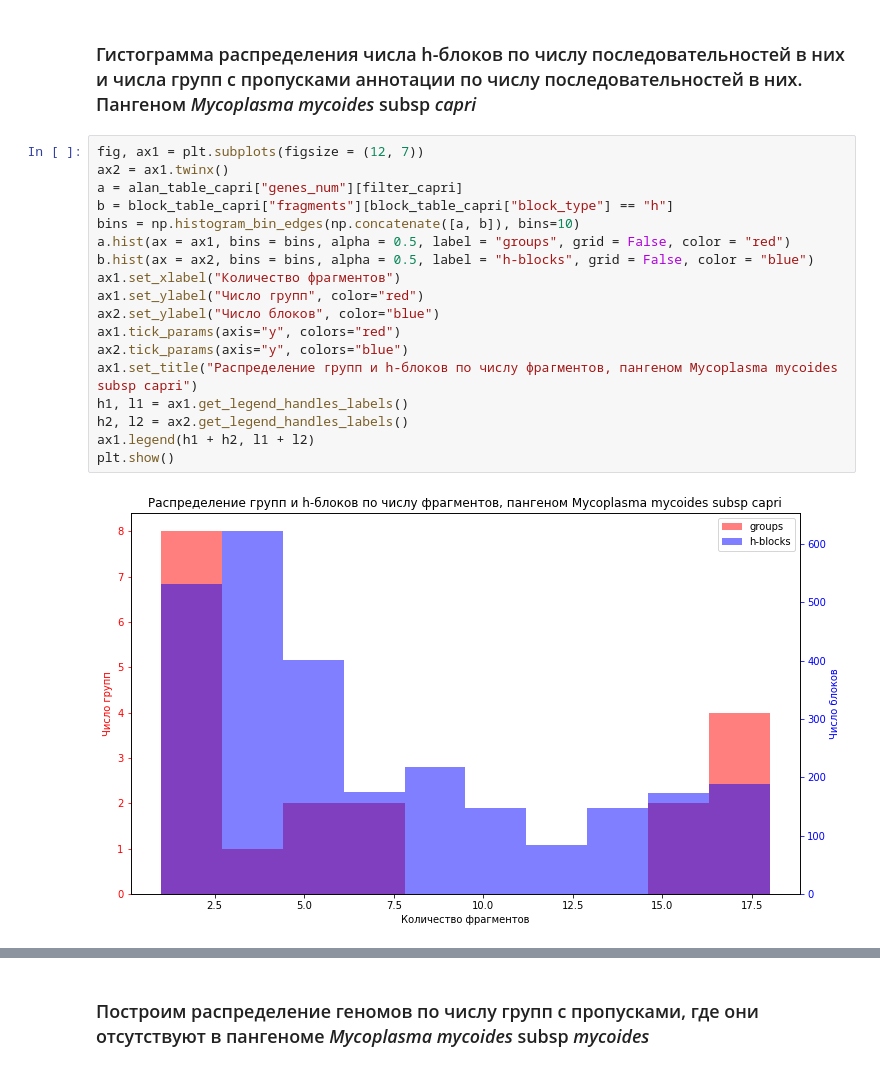
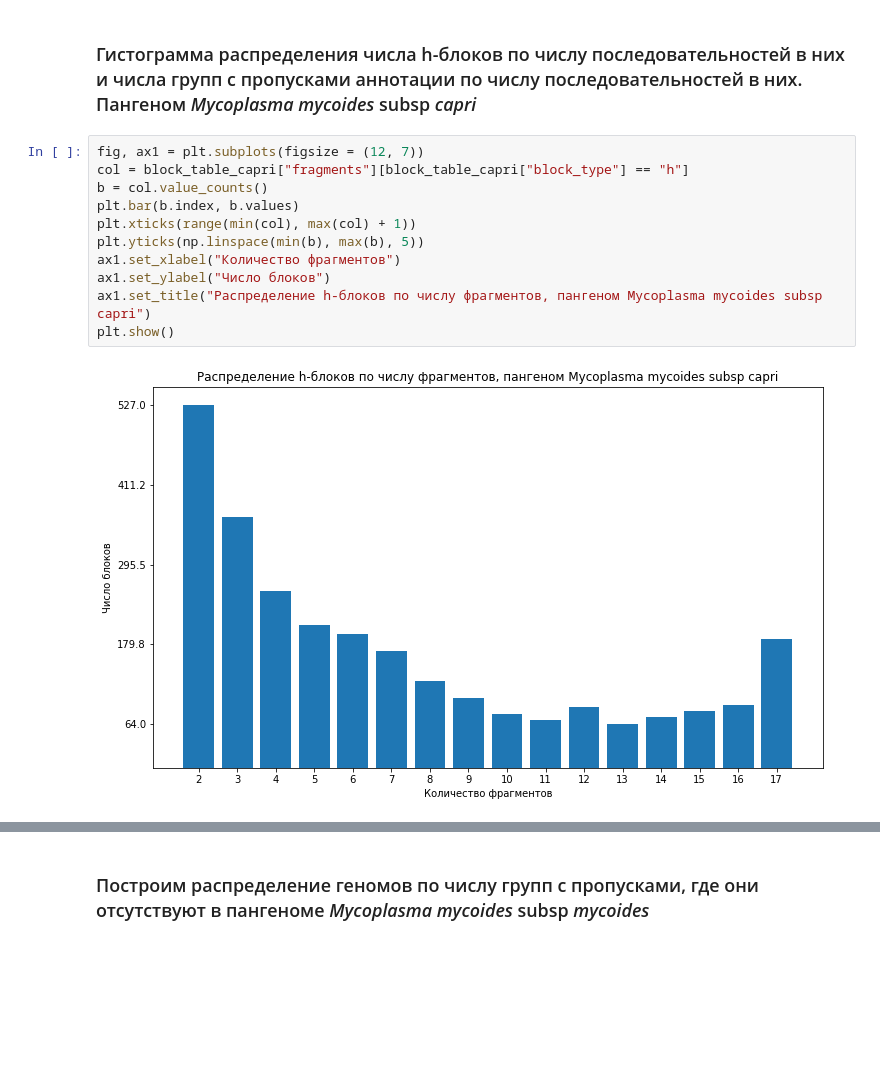
Before and after one commit to Real-Ivan-Chernykh/alan_pangenome, a Jupyter notebook: notebooks/Analyse_result.ipynb, the cells around one changed output, grey strips where cells are left out. Saved outputs shown, nothing was run; the diff lists cells and outputs as text; blank space fills up the shorter version.

```diff
--- a/notebooks/Analyse_result.ipynb
+++ b/notebooks/Analyse_result.ipynb
@@ -455,24 +455,17 @@ block_table_capri
 ### Гистограмма распределения числа h-блоков по числу последовательностей в них и числа групп с пропусками аннотации по числу последовательностей в них. Пангеном *Mycoplasma mycoides* subsp *capri*
 # %%
 fig, ax1 = plt.subplots(figsize = (12, 7))
-ax2 = ax1.twinx()
-a = alan_table_capri["genes_num"][filter_capri]
-b = block_table_capri["fragments"][block_table_capri["block_type"] == "h"]
-bins = np.histogram_bin_edges(np.concatenate([a, b]), bins=10)
-a.hist(ax = ax1, bins = bins, alpha = 0.5, label = "groups", grid = False, color = "red")
-b.hist(ax = ax2, bins = bins, alpha = 0.5, label = "h-blocks", grid = False, color = "blue")
+col = block_table_capri["fragments"][block_table_capri["block_type"] == "h"]
+b = col.value_counts()
+plt.bar(b.index, b.values)
+plt.xticks(range(min(col), max(col) + 1))
+plt.yticks(np.linspace(min(b), max(b), 5))
 ax1.set_xlabel("Количество фрагментов")
-ax1.set_ylabel("Число групп", color="red")
-ax2.set_ylabel("Число блоков", color="blue")
-ax1.tick_params(axis="y", colors="red")
-ax2.tick_params(axis="y", colors="blue")
-ax1.set_title("Распределение групп и h-блоков по числу фрагментов, пангеном Mycoplasma mycoides subsp capri")
-h1, l1 = ax1.get_legend_handles_labels()
-h2, l2 = ax2.get_legend_handles_labels()
-ax1.legend(h1 + h2, l1 + l2)
+ax1.set_ylabel("Число блоков")
+ax1.set_title("Распределение h-блоков по числу фрагментов, пангеном Mycoplasma mycoides subsp capri")
 plt.show()
 # %% [output]
-[figure, old version]
+[figure, new version]
 # %%
 alan_table_mycoides = pd.read_csv("mycoplasma_mycoides_subsp_mycoides/alan_result/groups.csv", index_col = 0)
 alan_table_mycoides.head(10)
```
Also changed, not shown: parts of 26 cells of this notebook, 9 other files.
